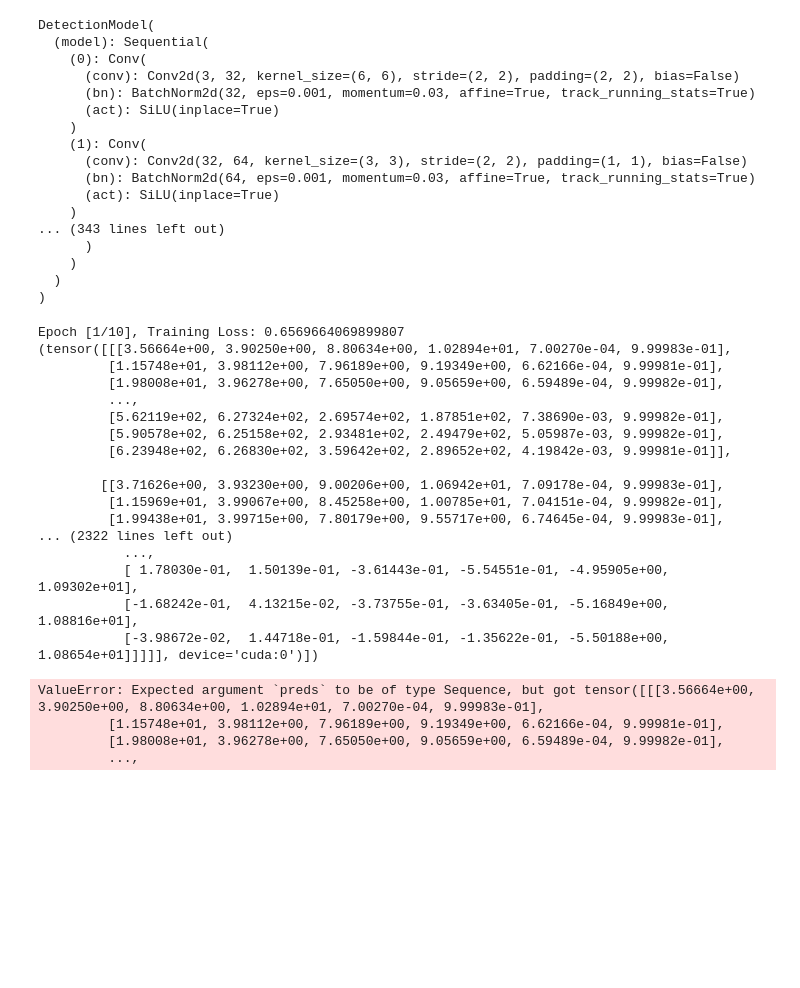
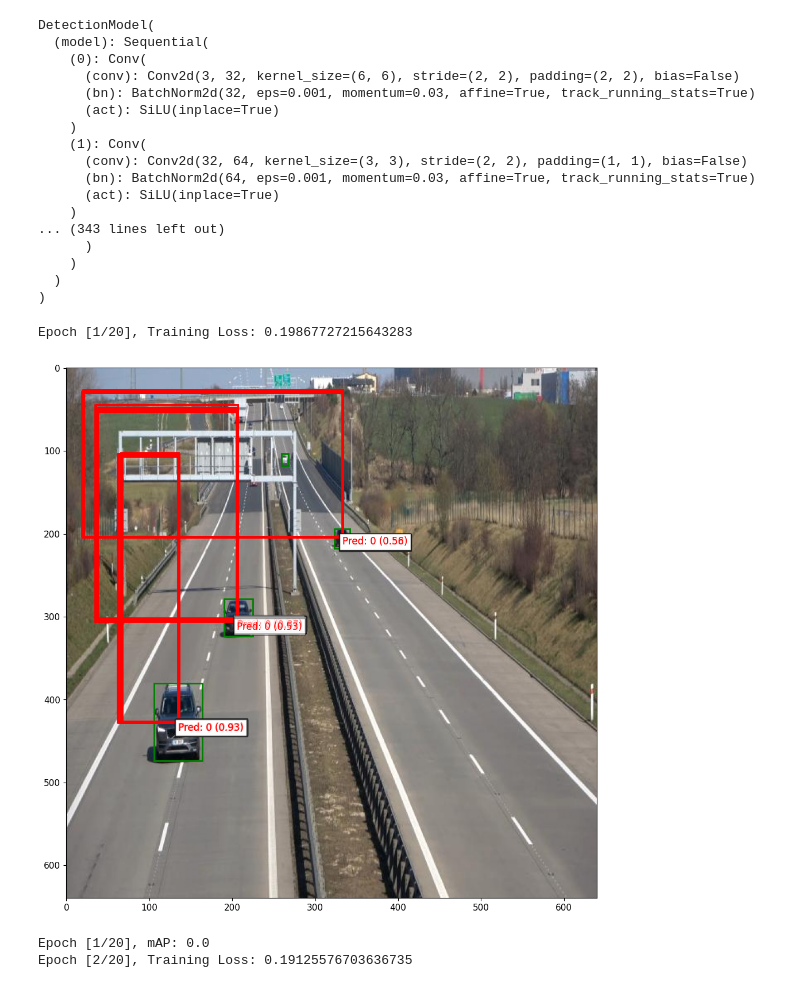
Before and after one commit to Duckierstone42/Vehicular-Object-Detection---ML4641P, a Jupyter notebook: test.ipynb, the cells around one changed output. Cells and saved outputs as stored; diff of their text form; code cells hidden in the pictures; blank space fills up the shorter version.

```diff
--- a/test.ipynb
+++ b/test.ipynb
@@ -166,7 +238,7 @@ metric = MeanAveragePrecision()
 
 
 # Training loop
-num_epochs = 10
+num_epochs = 20
 
 for epoch in range(num_epochs):
     model.train()
@@ -186,62 +258,40 @@ for epoch in range(num_epochs):
         # Forward pass
         outputs = model(images)
 
         # Compute loss
         loss, loss_items = loss_fn(outputs, targets)
 
         # Backward pass and optimization
         optimizer.zero_grad()
         loss.backward()
         optimizer.step()
 
         running_loss += loss.item()
 
     avg_loss = running_loss / len(train_dataloader)
     print(f"Epoch [{epoch+1}/{num_epochs}], Training Loss: {avg_loss}")
 
     # Validation loop
     model.eval()
     metric.reset()
-    with torch.no_grad():
+    with torch.inference_mode():
         for images, labels in valid_dataloader:
             images = images.to(device)
             labels = [label.to(device) for label in labels]
-            targets = []
-            for i, label in enumerate(labels):
-                label = label.to(device)
-                img_ids = torch.full((label.size(0), 1), i, dtype=torch.float32, device=device)
-                target = torch.cat((img_ids, label), dim=1)
-                targets.append(target)
-            targets = torch.cat(targets, dim=0)
+            targets = process_targets(labels)
+
             outputs = model(images)
-            print(outputs)
-            preds = outputs[0]  # Adjust this according to how your model returns predictions
+            predicts  = process_predictions(outputs[0])
 
-            metric.update(preds, targets)
+            metric.update(predicts, targets)
+        visualize_single_prediction(images[0],predicts[0],targets[0])
 
     mAP = metric.compute()
     print(f"Epoch [{epoch+1}/{num_epochs}], mAP: {mAP['map']}")
 
 print("Training complete.")
 # %% [output]
-Epoch [1/10], Training Loss: 0.6569664069899807
-(tensor([[[3.56664e+00, 3.90250e+00, 8.80634e+00, 1.02894e+01, 7.00270e-04, 9.99983e-01],
-         [1.15748e+01, 3.98112e+00, 7.96189e+00, 9.19349e+00, 6.62166e-04, 9.99981e-01],
-         [1.98008e+01, 3.96278e+00, 7.65050e+00, 9.05659e+00, 6.59489e-04, 9.99982e-01],
-         ...,
-         [5.62119e+02, 6.27324e+02, 2.69574e+02, 1.87851e+02, 7.38690e-03, 9.99982e-01],
-         [5.90578e+02, 6.25158e+02, 2.93481e+02, 2.49479e+02, 5.05987e-03, 9.99982e-01],
-         [6.23948e+02, 6.26830e+02, 3.59642e+02, 2.89652e+02, 4.19842e-03, 9.99981e-01]],
-
-        [[3.71626e+00, 3.93230e+00, 9.00206e+00, 1.06942e+01, 7.09178e-04, 9.99983e-01],
-         [1.15969e+01, 3.99067e+00, 8.45258e+00, 1.00785e+01, 7.04151e-04, 9.99982e-01],
-         [1.99438e+01, 3.99715e+00, 7.80179e+00, 9.55717e+00, 6.74645e-04, 9.99983e-01],
-... (2322 lines left out)
-           ...,
-           [ 1.78030e-01,  1.50139e-01, -3.61443e-01, -5.54551e-01, -4.95905e+00,  1.09302e+01],
-           [-1.68242e-01,  4.13215e-02, -3.73755e-01, -3.63405e-01, -5.16849e+00,  1.08816e+01],
-           [-3.98672e-02,  1.44718e-01, -1.59844e-01, -1.35622e-01, -5.50188e+00,  1.08654e+01]]]]], device='cuda:0')])
+Epoch [1/20], Training Loss: 0.19867727215643283
+[figure, added]
-ValueError: Expected argument `preds` to be of type Sequence, but got tensor([[[3.56664e+00, 3.90250e+00, 8.80634e+00, 1.02894e+01, 7.00270e-04, 9.99983e-01],
-         [1.15748e+01, 3.98112e+00, 7.96189e+00, 9.19349e+00, 6.62166e-04, 9.99981e-01],
-         [1.98008e+01, 3.96278e+00, 7.65050e+00, 9.05659e+00, 6.59489e-04, 9.99982e-01],
-         ...,
+Epoch [1/20], mAP: 0.0
+Epoch [2/20], Training Loss: 0.19125576703636735
```
Also changed, not shown: parts of 2 cells of this notebook.
